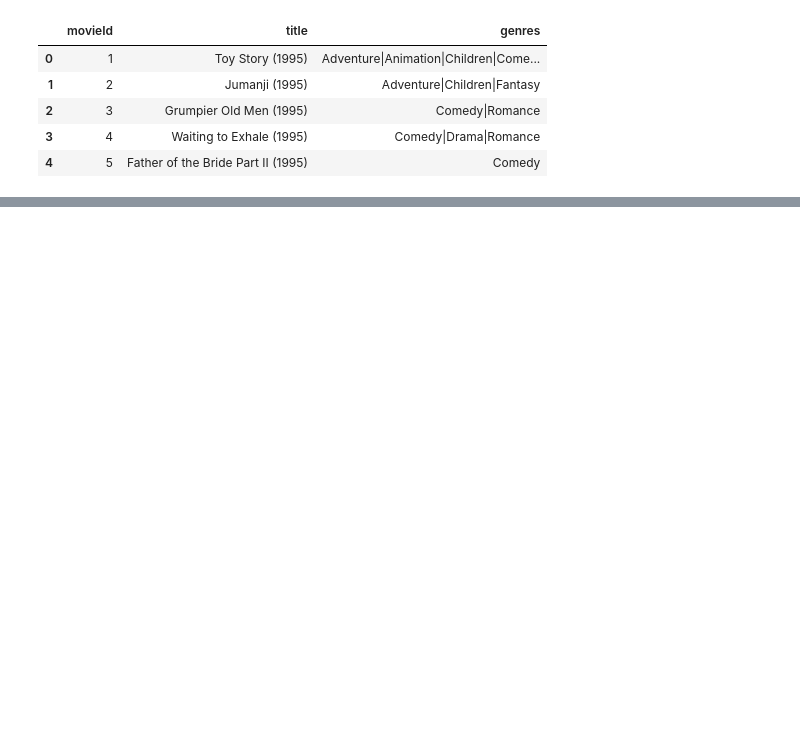
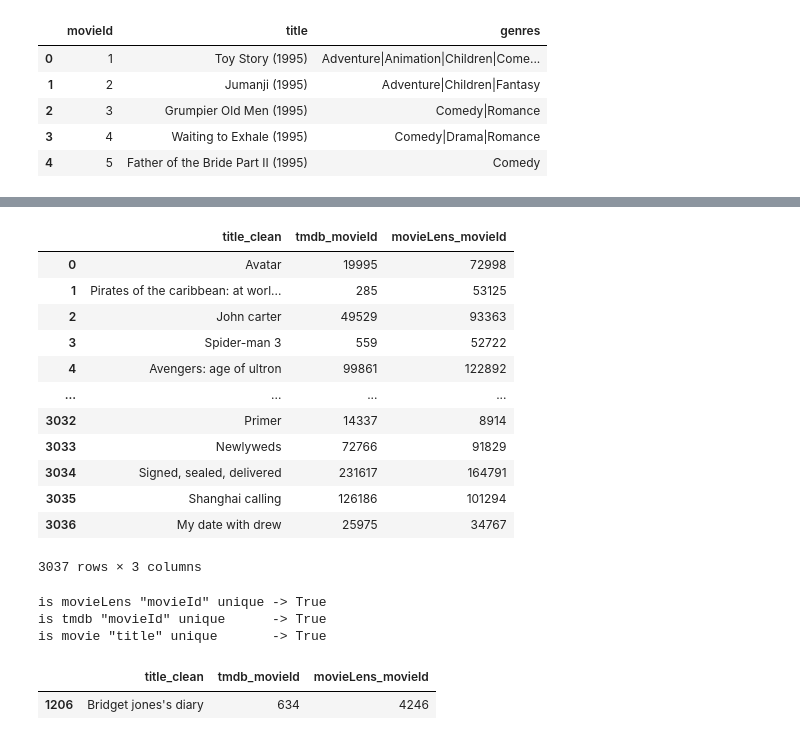
Before and after one commit to VighneshSankpal/movie-recommendation-system, a Jupyter notebook: notebook/mapping_dataset.ipynb, the cells around one changed output, grey strips where cells are left out. Saved outputs shown, nothing was run; the diff lists cells and outputs as text; code cells hidden in the pictures; blank space fills up the shorter version.

```diff
--- a/notebook/mapping_dataset.ipynb
+++ b/notebook/mapping_dataset.ipynb
@@ -52,4 +101,4 @@ tmdb[['title_clean','movie_id']].merge(movielens,on='title_clean',how='inner').r
 # %%
-matched_movies =  (tmdb[['title_clean','movie_id']]
-                    .merge(movielens,on='title_clean',how='inner')
+movieId_lookup =  (tmdb[['title_clean','movie_id']]
+                    .merge(movielens[['movieId','title_clean']],on='title_clean',how='inner')
                     .rename(columns = {'movie_id':'tmdb_movieId','movieId':'movieLens_movieId'}))
@@ -77,4 +105,33 @@ matched_movies =  (tmdb[['title_clean','movie_id']]
-# %%
-movieId_lookup = matched_movies[['tmdb_movieId','movieLens_movieId']]
+# %%
+movieId_lookup['title_clean'] = matched_movies['title_clean'].str.capitalize()
+# %%
+movieId_lookup
+# %% [output]
+|  | title_clean | tmdb_movieId | movieLens_movieId |
+| 0 | Avatar | 19995 | 72998 |
+| 1 | Pirates of the caribbean: at worl... | 285 | 53125 |
+| 2 | John carter | 49529 | 93363 |
+| 3 | Spider-man 3 | 559 | 52722 |
+| 4 | Avengers: age of ultron | 99861 | 122892 |
+| ... | ... | ... | ... |
+| 3032 | Primer | 14337 | 8914 |
+| 3033 | Newlyweds | 72766 | 91829 |
+| 3034 | Signed, sealed, delivered | 231617 | 164791 |
+| 3035 | Shanghai calling | 126186 | 101294 |
+| 3036 | My date with drew | 25975 | 34767 |
+3037 rows × 3 columns
+# %%
+print(f'is movieLens "movieId" unique -> {movieId_lookup['movieLens_movieId'].is_unique}')
+print(f'is tmdb "movieId" unique      -> {movieId_lookup['tmdb_movieId'].is_unique}')
+print(f'is movie "title" unique       -> {movieId_lookup['title_clean'].is_unique}')
+# %% [output]
+is movieLens "movieId" unique -> True
+is tmdb "movieId" unique      -> True
+is movie "title" unique       -> True
+# %%
+movieId_lookup[movieId_lookup['tmdb_movieId']==]
+# %% [output]
+|  | title_clean | tmdb_movieId | movieLens_movieId |
+| 1206 | Bridget jones's diary | 634 | 4246 |
 # %%
 movieId_lookup.to_csv('../dataset/processed/movieId_lookup.csv',index=False)
```
Also changed, not shown: parts of 15 cells of this notebook, 2 other files.
